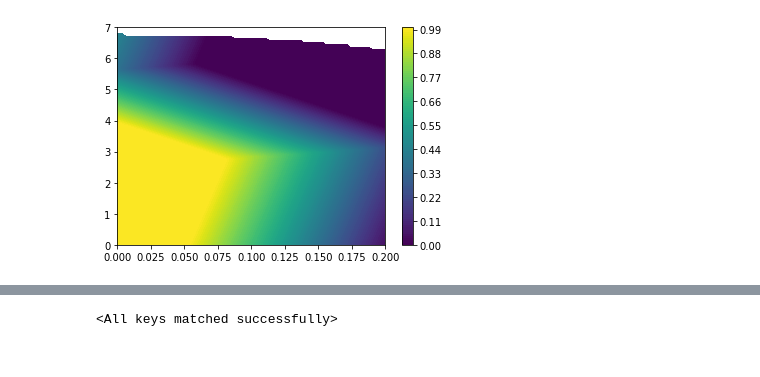
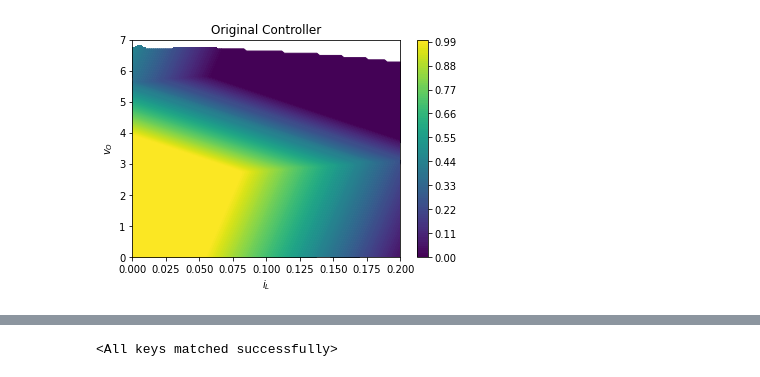
Before and after one commit to PREDICT-EPFL/evanqp, a Jupyter notebook: examples/dc_dc_converter/dc_dc_converter.ipynb, the cells around one changed output, grey strips where cells are left out. Drawn from its saved outputs; the diff is of its cells as text; code cells hidden in the pictures.

```diff
--- a/examples/dc_dc_converter/dc_dc_converter.ipynb
+++ b/examples/dc_dc_converter/dc_dc_converter.ipynb
@@ -136,10 +136,15 @@ for i in tqdm(range(x.shape[0])):
 # %%
 fig, ax = plt.subplots()
 cs = ax.contourf(x, y, z_opt, levels=100)
+for c in cs.collections:
+    c.set_edgecolor('face')
 fig.colorbar(cs)
+ax.set_title('Original Controller')
+ax.set_xlabel(r'$i_L$')
+ax.set_ylabel(r'$v_O$')
 plt.show()
 # %% [output]
-[figure, old version]
+[figure, new version]
 # %%
 parameter_set = Polytope(np.vstack((np.eye(2), -np.eye(2))), np.concatenate((mpc_controller.x_max, -mpc_controller.x_min)))
 # %%
```
Also changed, not shown: parts of 13 cells of this notebook, 17 other files.
